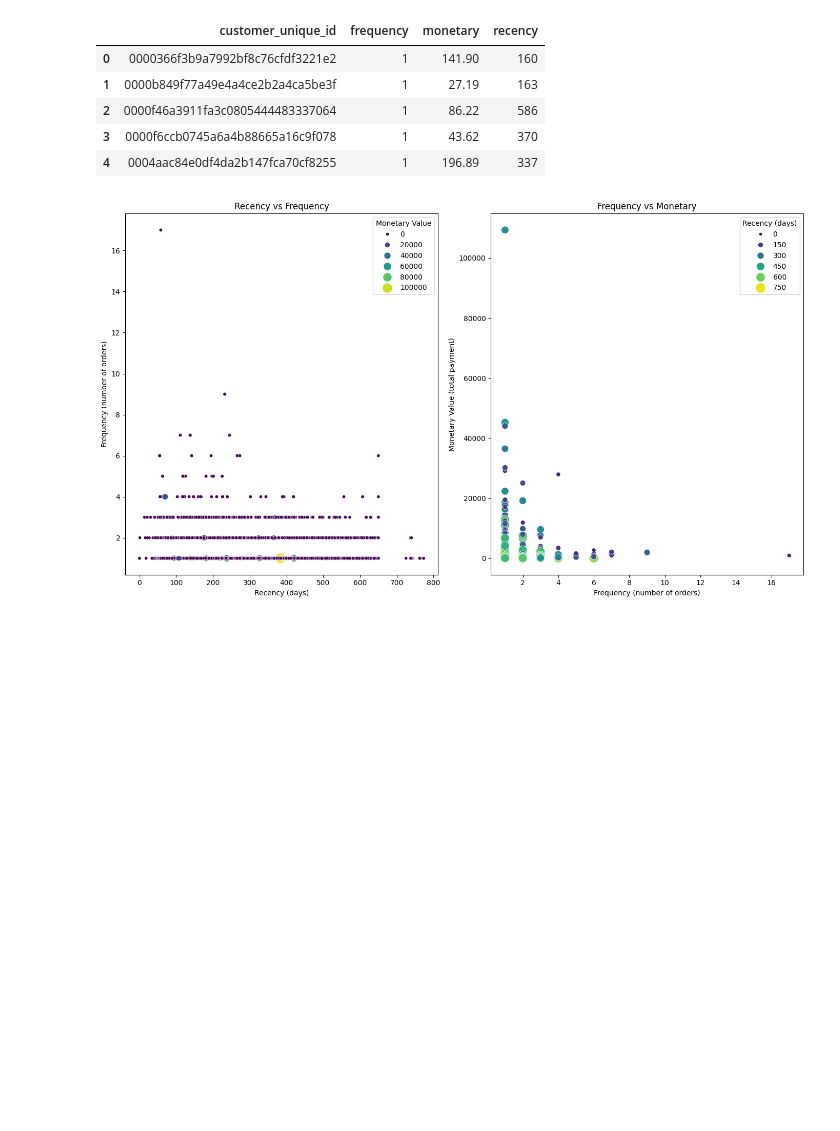
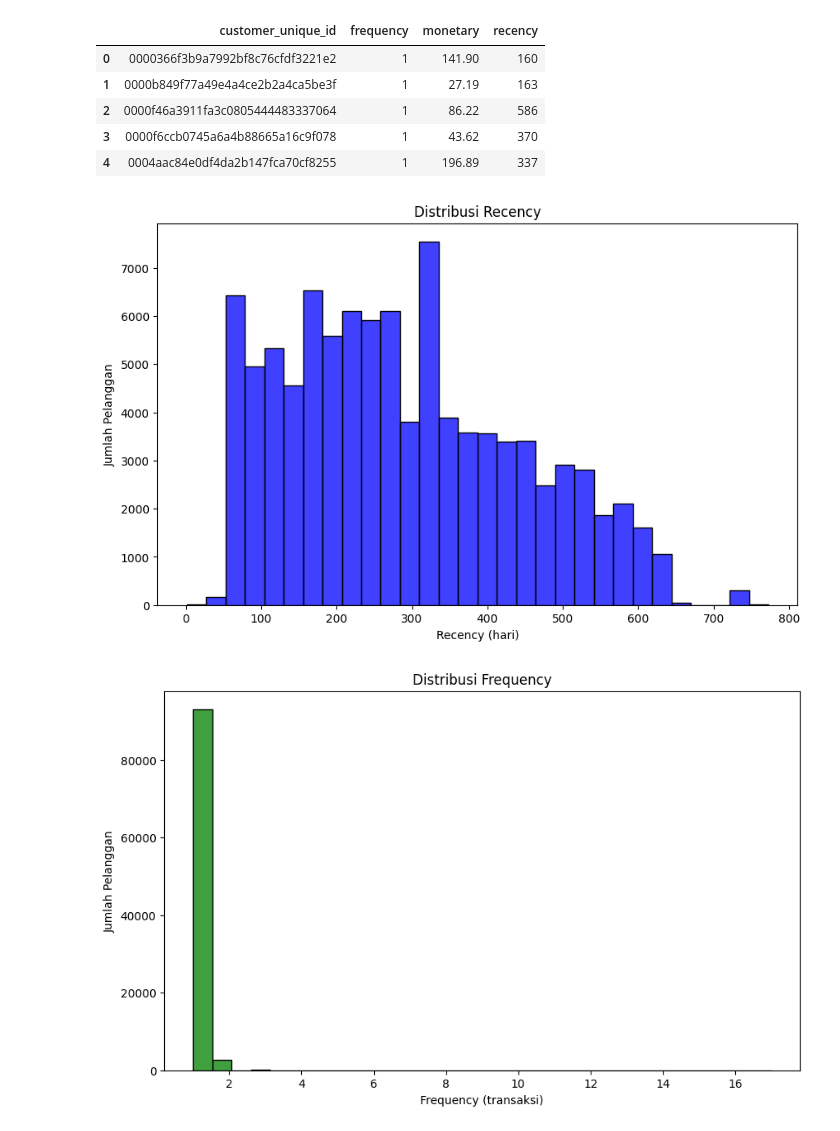
Before and after one commit to lazuardiff/proyek-analisis-data-dicoding, a Jupyter notebook: submission/notebook.ipynb, the cells around one changed output. Saved outputs shown, nothing was run; the diff lists cells and outputs as text; code cells hidden in the pictures; blank space fills up the shorter version.

Commit message:
update rfa analysis, sudah visualisasi data

```diff
--- a/submission/notebook.ipynb
+++ b/submission/notebook.ipynb
@@ -1234,31 +1233,3 @@ rfm_data.head()
 | 2 | 0000f46a3911fa3c0805444483337064 | 1 | 86.22 | 586 |
 | 3 | 0000f6ccb0745a6a4b88665a16c9f078 | 1 | 43.62 | 370 |
 | 4 | 0004aac84e0df4da2b147fca70cf8255 | 1 | 196.89 | 337 |
-# %%
-import seaborn as sns
-
-import matplotlib.pyplot as plt
-
-# Plotting the RFM data
-plt.figure(figsize=(14, 8))
-
-# Scatter plot for Recency vs Frequency
-plt.subplot(1, 2, 1)
-sns.scatterplot(data=rfm_data, x='recency', y='frequency', hue='monetary', palette='viridis', size='monetary', sizes=(20, 200))
-plt.title('Recency vs Frequency')
-plt.xlabel('Recency (days)')
-plt.ylabel('Frequency (number of orders)')
-plt.legend(title='Monetary Value', loc='upper right')
-
-# Scatter plot for Frequency vs Monetary
-plt.subplot(1, 2, 2)
-sns.scatterplot(data=rfm_data, x='frequency', y='monetary', hue='recency', palette='viridis', size='recency', sizes=(20, 200))
-plt.title('Frequency vs Monetary')
-plt.xlabel('Frequency (number of orders)')
-plt.ylabel('Monetary Value (total payment)')
-plt.legend(title='Recency (days)', loc='upper right')
-
-plt.tight_layout()
-plt.show()
-# %% [output]
-[figure, removed]
@@ -1264,0 +1260,42 @@ plt.show()
+# %%
+# Menentukan fungsi segmentasi
+def segment(x):
+    if x['R_Score'] >= 4 and x['F_Score'] >= 4 and x['M_Score'] >= 4:
+        return 'Best Customers'
+    elif x['R_Score'] >= 4 and x['F_Score'] <= 2:
+        return 'New Customers'
+    elif x['R_Score'] >= 3 and x['F_Score'] >= 3 and x['M_Score'] >= 3:
+        return 'Loyal Customers'
+    else:
+        return 'Others'
+
+
+# Menerapkan segmentasi
+rfm_data['Segment'] = rfm_data.apply(segment, axis=1)
+# %%
+# Plot distribusi Recency
+plt.figure(figsize=(10, 6))
+sns.histplot(rfm_data['recency'], bins=30, kde=False, color='blue')
+plt.title('Distribusi Recency')
+plt.xlabel('Recency (hari)')
+plt.ylabel('Jumlah Pelanggan')
+plt.show()
+
+# Plot distribusi Frequency
+plt.figure(figsize=(10, 6))
+sns.histplot(rfm_data['frequency'], bins=30, kde=False, color='green')
+plt.title('Distribusi Frequency')
+plt.xlabel('Frequency (transaksi)')
+plt.ylabel('Jumlah Pelanggan')
+plt.show()
+
+# Plot distribusi Monetary
+plt.figure(figsize=(10, 6))
+sns.histplot(rfm_data['monetary'], bins=30, kde=False, color='red')
+plt.title('Distribusi Monetary')
+plt.xlabel('Monetary (total pembelian)')
+plt.ylabel('Jumlah Pelanggan')
+plt.show()
+# %% [output]
+[figure, added]
+[figure, added]
```
Also changed, not shown: parts of 12 cells of this notebook.
